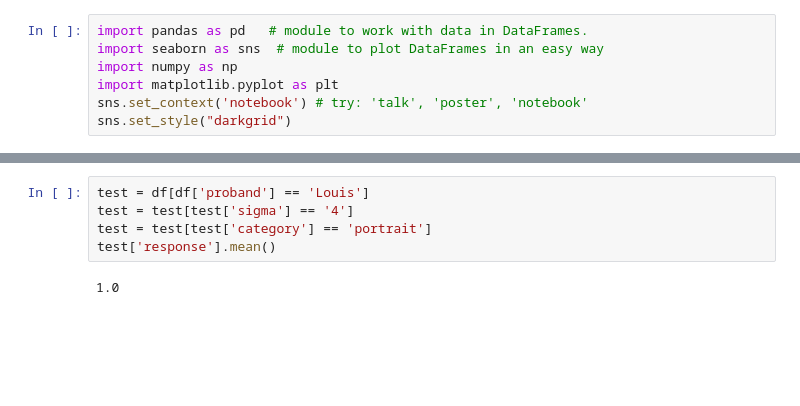
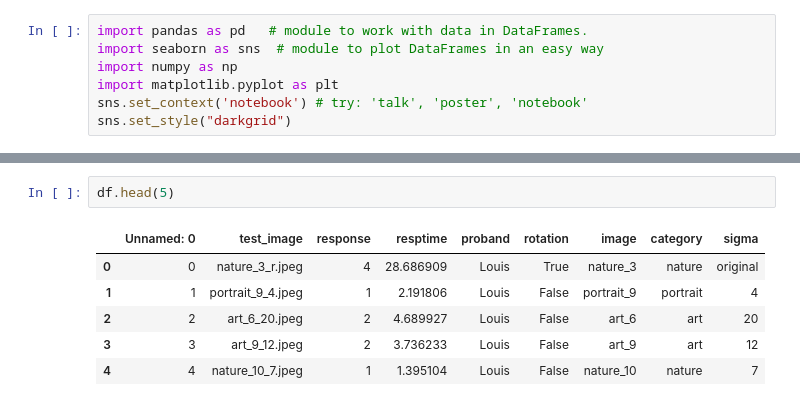
Before and after one commit to NerdPixel/PiQ, a Jupyter notebook: results/playground_joh.ipynb, the cells around one changed output, grey strips where cells are left out. Saved outputs shown, nothing was run; the diff lists cells and outputs as text; blank space fills up the shorter version.

```diff
--- a/results/playground_joh.ipynb
+++ b/results/playground_joh.ipynb
@@ -168,7 +139,9 @@ for ax in g.axes:
-# %%
-test = df[df['proband'] == 'Louis']
-test = test[test['sigma'] == '4']
-test = test[test['category'] == 'portrait']
-test['response'].mean()
-# %% [output]
-1.0
+# %%
+df.head(5)
+# %% [output]
+|  | Unnamed: 0 | test_image | response | resptime | proband | rotation | image | category | sigma |
+| 0 | 0 | nature_3_r.jpeg | 4 | 28.686909 | Louis | True | nature_3 | nature | original |
+| 1 | 1 | portrait_9_4.jpeg | 1 | 2.191806 | Louis | False | portrait_9 | portrait | 4 |
+| 2 | 2 | art_6_20.jpeg | 2 | 4.689927 | Louis | False | art_6 | art | 20 |
+| 3 | 3 | art_9_12.jpeg | 2 | 3.736233 | Louis | False | art_9 | art | 12 |
+| 4 | 4 | nature_10_7.jpeg | 1 | 1.395104 | Louis | False | nature_10 | nature | 7 |
```
Also changed, not shown: parts of 22 cells of this notebook, 1 other file.
